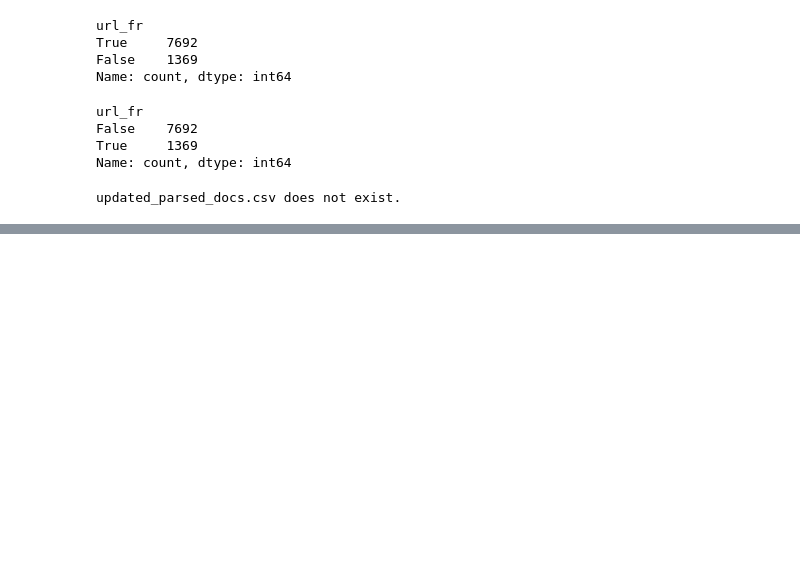
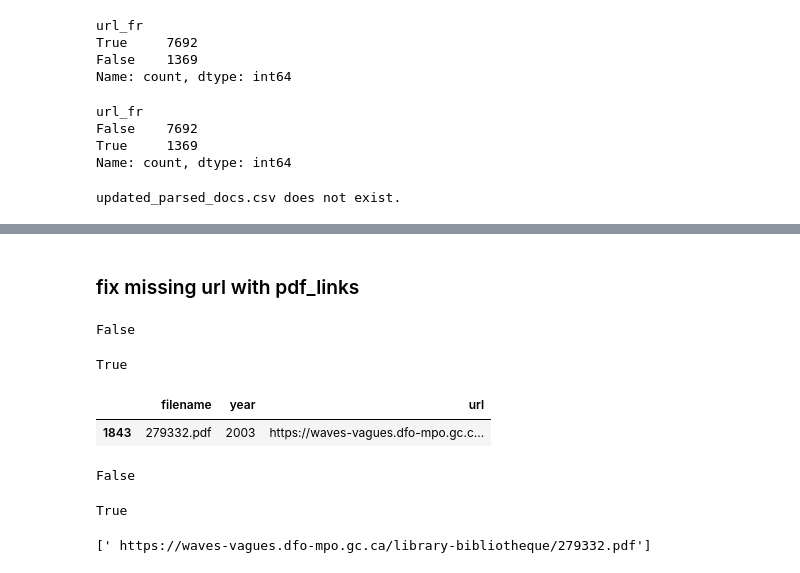
Before and after one commit to KevinCarr42/AI-Translation, a Jupyter notebook: fr_eng_correlation_bs4.ipynb, the cells around one changed output, grey strips where cells are left out. Saved outputs shown, nothing was run; the diff lists cells and outputs as text; code cells hidden in the pictures; blank space fills up the shorter version.

```diff
--- a/fr_eng_correlation_bs4.ipynb
+++ b/fr_eng_correlation_bs4.ipynb
@@ -230,0 +313,29 @@ if save_batch:
+# %% [markdown]
+### fix missing url with pdf_links
+# %%
+# example of missing
+'https://waves-vagues.dfo-mpo.gc.ca/library-bibliotheque/279332.pdf' in unmatched_url
+# %% [output]
+False
+# %%
+'279332.pdf' in parsed_docs_df.filename.to_list()
+# %% [output]
+True
+# %%
+parsed_docs_df[parsed_docs_df.filename == '279332.pdf']
+# %% [output]
+|  | filename | year | url |
+| 1843 | 279332.pdf | 2003 | https://waves-vagues.dfo-mpo.gc.c... |
+# %%
+str(parsed_docs_df[parsed_docs_df.filename == '279332.pdf'].url) == 'https://waves-vagues.dfo-mpo.gc.ca/library-bibliotheque/279332.pdf'
+# %% [output]
+False
+# %%
+'https://waves-vagues.dfo-mpo.gc.ca/library-bibliotheque/279332.pdf' == 'https://waves-vagues.dfo-mpo.gc.ca/library-bibliotheque/279332.pdf'
+# %% [output]
+True
+# %%
+# there is a space ....... ugggh
+[x for x in unmatched_url if x.split('/')[-1] == '279332.pdf']
+# %% [output]
+[' https://waves-vagues.dfo-mpo.gc.ca/library-bibliotheque/279332.pdf']
```
Also changed, not shown: parts of 34 cells of this notebook, 2 other files.
